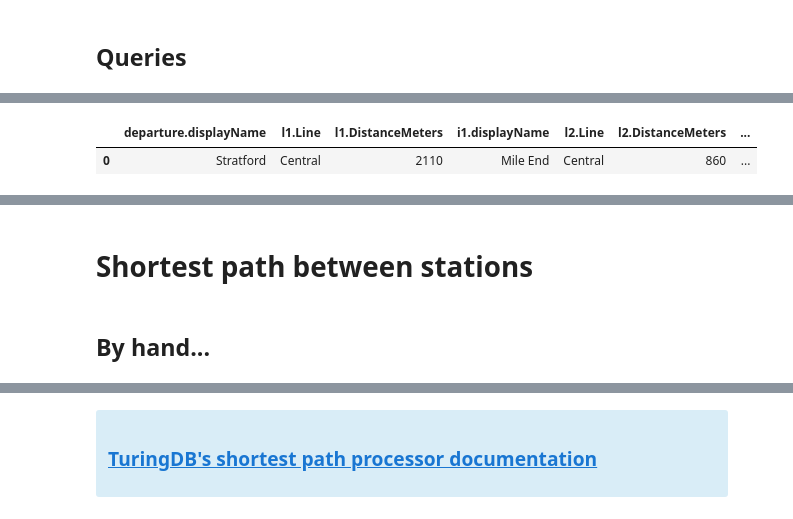
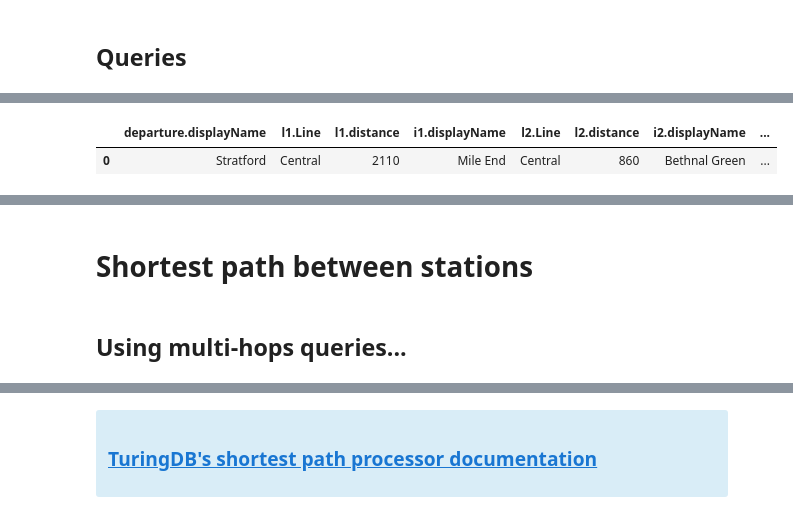
Before and after one commit to turing-db/turingdb-examples, a Jupyter notebook: examples/notebooks/public_version/london_transport_TfL.ipynb, the cells around one changed output, grey strips where cells are left out. Cells and saved outputs as stored; diff of their text form; code cells hidden in the pictures.

```diff
--- a/examples/notebooks/public_version/london_transport_TfL.ipynb
+++ b/examples/notebooks/public_version/london_transport_TfL.ipynb
@@ -812,23 +806,23 @@ Wall time: 4.82 ms
 # %%
 %%time
 
 # Get route between Stratford and Liverpool Street getting distances between stations
 command = """
 MATCH (departure)-[l1:LINK]->(i1)-[l2:LINK]->(i2)-[l3:LINK]->(arrival)
 WHERE departure.displayName = 'Stratford'
 AND arrival.displayName = 'Liverpool Street'
-RETURN departure.displayName, l1.Line, l1.DistanceMeters,
-i1.displayName, l2.Line, l2.DistanceMeters,
-i2.displayName, l3.Line, l3.DistanceMeters,
+RETURN departure.displayName, l1.Line, l1.distance,
+i1.displayName, l2.Line, l2.distance,
+i2.displayName, l3.Line, l3.distance,
 arrival.displayName,
-l1.DistanceMeters + l2.DistanceMeters + l3.DistanceMeters AS total_distance_meters,
-(l1.DistanceMeters + l2.DistanceMeters + l3.DistanceMeters) * 0.621371 AS total_distance_miles
+l1.distance + l2.distance + l3.distance AS total_distance_meters,
+(l1.distance + l2.distance + l3.distance) * 0.621371 AS total_distance_miles
 """
 df = client.query(command)
 if df.empty:
     print("No result found")
 else:
     display(df)
 # %% [output]
-|  | departure.displayName | l1.Line | l1.DistanceMeters | i1.displayName | l2.Line | l2.DistanceMeters | ... |
-| 0 | Stratford | Central | 2110 | Mile End | Central | 860 | ... |
+|  | departure.displayName | l1.Line | l1.distance | i1.displayName | l2.Line | l2.distance | i2.displayName | ... |
+| 0 | Stratford | Central | 2110 | Mile End | Central | 860 | Bethnal Green | ... |
@@ -837,7 +831,7 @@ Wall time: 6.17 ms
 # %% [markdown]
 # Shortest path between stations
 # %% [markdown]
-## By hand...
+## Using multi-hops queries...
 # %%
 # Define build_query_hops_with_edge function
 def build_query_hops_with_edge(
```
Also changed, not shown: parts of 50 cells of this notebook.
